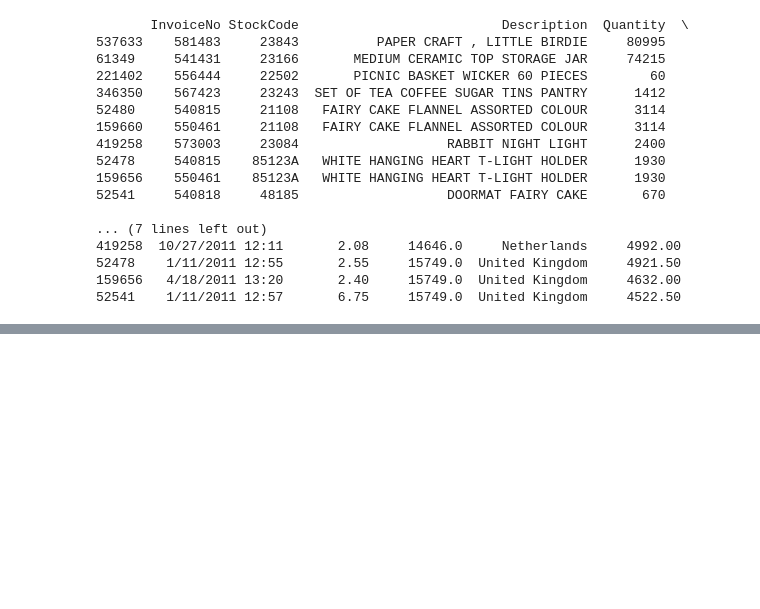
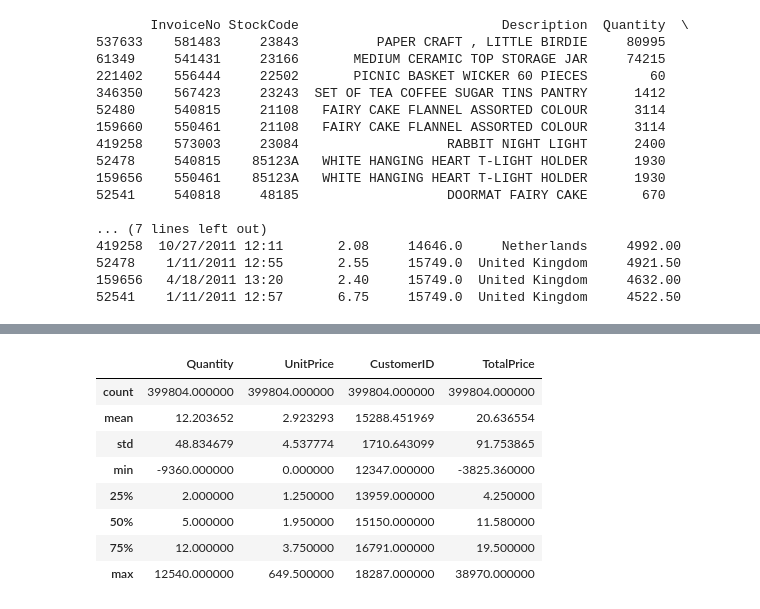
Before and after one commit to ArditFazliu/Analytics-und-Data-Storytelling, a Jupyter notebook: reports/draft_reports/draft_eda.ipynb, the cells around one changed output, grey strips where cells are left out. Saved outputs shown, nothing was run; the diff lists cells and outputs as text; code cells hidden in the pictures; blank space fills up the shorter version.

```diff
--- a/reports/draft_reports/draft_eda.ipynb
+++ b/reports/draft_reports/draft_eda.ipynb
@@ -106,0 +165,15 @@ df_sorted
+# %%
+# Retouren aus ursprünglichem DataFrame entfernen
+df = df[~df['InvoiceNo'].isin(df_new['InvoiceNo'])]
+
+df.describe()
+# %% [output]
+|  | Quantity | UnitPrice | CustomerID | TotalPrice |
+| count | 399804.000000 | 399804.000000 | 399804.000000 | 399804.000000 |
+| mean | 12.203652 | 2.923293 | 15288.451969 | 20.636554 |
+| std | 48.834679 | 4.537774 | 1710.643099 | 91.753865 |
+| min | -9360.000000 | 0.000000 | 12347.000000 | -3825.360000 |
+| 25% | 2.000000 | 1.250000 | 13959.000000 | 4.250000 |
+| 50% | 5.000000 | 1.950000 | 15150.000000 | 11.580000 |
+| 75% | 12.000000 | 3.750000 | 16791.000000 | 19.500000 |
+| max | 12540.000000 | 649.500000 | 18287.000000 | 38970.000000 |
```
Also changed, not shown: parts of 3 cells of this notebook.
